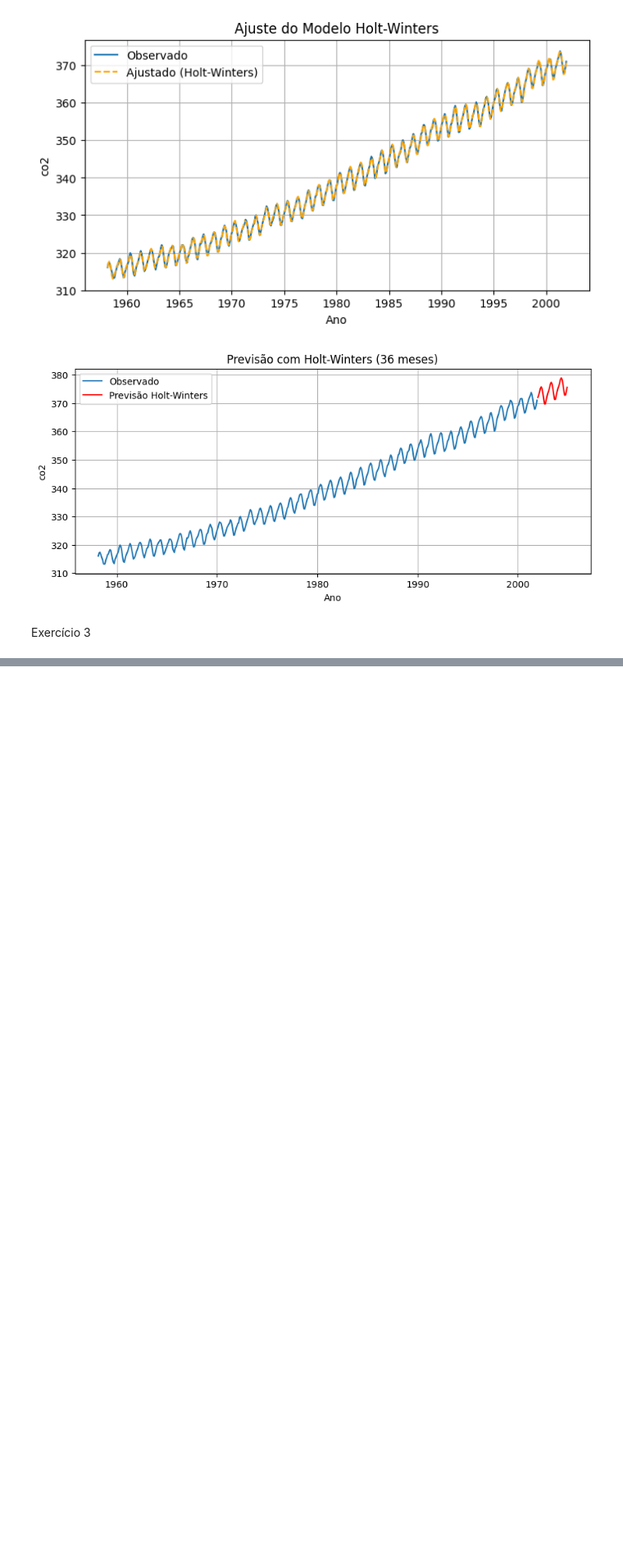
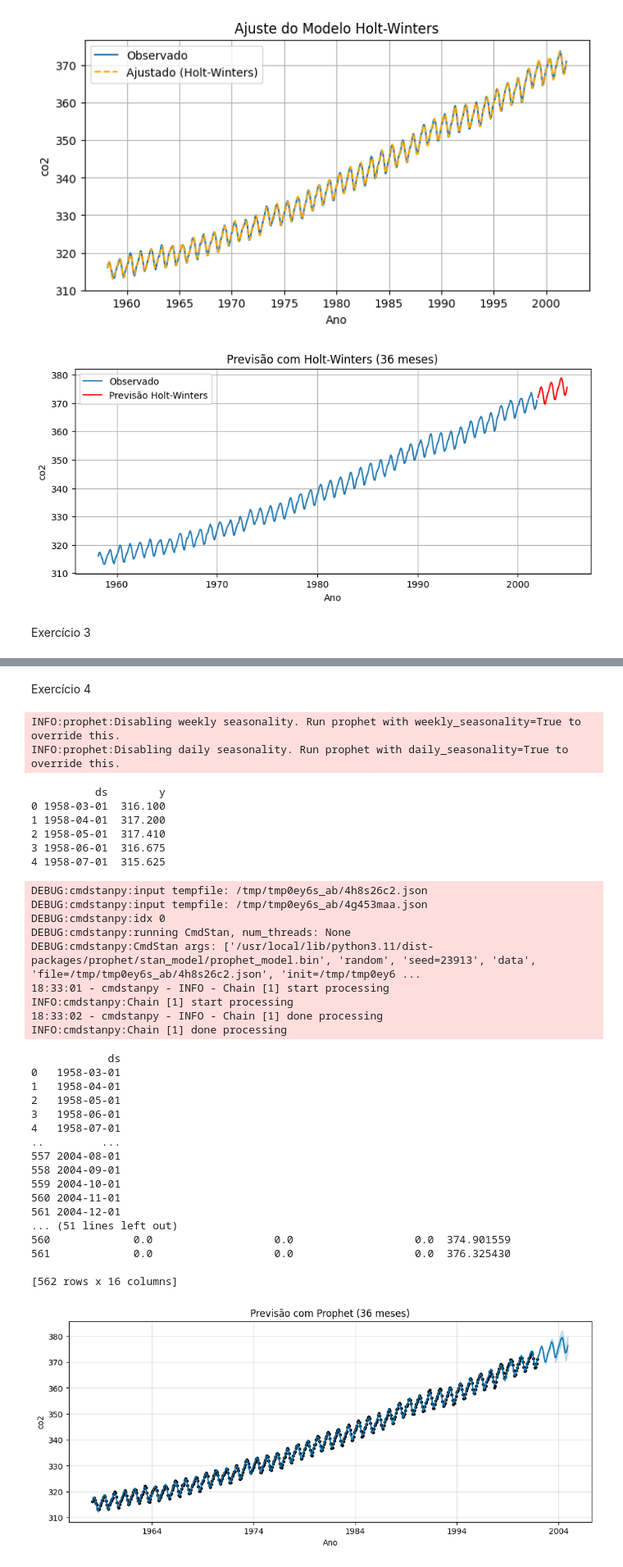
Before and after one commit to NathaliaOliveir/CEE2, a Jupyter notebook: 26_series_temporais.ipynb, the cells around one changed output, grey strips where cells are left out. Shown at 82% size. Saved outputs shown, nothing was run; the diff lists cells and outputs as text; code cells hidden in the pictures; blank space fills up the shorter version.

Commit message:
exercícios resolvidos

```diff
--- a/26_series_temporais.ipynb
+++ b/26_series_temporais.ipynb
@@ -848,0 +903,58 @@ NameError: name 'pm' is not defined
+# %% [markdown]
+Exercício 4
+# %%
+df_prophet = df["co2"].reset_index().rename(columns={'index': 'ds', 'co2': 'y'})
+print(df_prophet.head())
+
+modelo_prophet = Prophet(seasonality_mode='multiplicative', interval_width=0.95)  # ou 'additive' para séries sem crescimento proporcional
+modelo_prophet.fit(df_prophet)
+
+futuro = modelo_prophet.make_future_dataframe(periods=36, freq='MS')
+print(futuro)
+
+previsao = modelo_prophet.predict(futuro)
+print(previsao)
+
+fig = modelo_prophet.plot(previsao)
+fig.set_size_inches(10, 4)
+plt.title('Previsão com Prophet (36 meses)')
+plt.xlabel('Ano')
+plt.ylabel('co2')
+plt.grid(True)
+plt.show()
+# %% [output]
+INFO:prophet:Disabling weekly seasonality. Run prophet with weekly_seasonality=True to override this.
+INFO:prophet:Disabling daily seasonality. Run prophet with daily_seasonality=True to override this.
+          ds        y
+0 1958-03-01  316.100
+1 1958-04-01  317.200
+2 1958-05-01  317.410
+3 1958-06-01  316.675
+4 1958-07-01  315.625
+DEBUG:cmdstanpy:input tempfile: /tmp/tmp0ey6s_ab/4h8s26c2.json
+DEBUG:cmdstanpy:input tempfile: /tmp/tmp0ey6s_ab/4g453maa.json
+DEBUG:cmdstanpy:idx 0
+DEBUG:cmdstanpy:running CmdStan, num_threads: None
+DEBUG:cmdstanpy:CmdStan args: ['/usr/local/lib/python3.11/dist-packages/prophet/stan_model/prophet_model.bin', 'random', 'seed=23913', 'data', 'file=/tmp/tmp0ey6s_ab/4h8s26c2.json', 'init=/tmp/tmp0ey6 ...
+18:33:01 - cmdstanpy - INFO - Chain [1] start processing
+INFO:cmdstanpy:Chain [1] start processing
+18:33:02 - cmdstanpy - INFO - Chain [1] done processing
+INFO:cmdstanpy:Chain [1] done processing
+            ds
+0   1958-03-01
+1   1958-04-01
+2   1958-05-01
+3   1958-06-01
+4   1958-07-01
+..         ...
+557 2004-08-01
+558 2004-09-01
+559 2004-10-01
+560 2004-11-01
+561 2004-12-01
+... (51 lines left out)
+560             0.0                   0.0                   0.0  374.901559
+561             0.0                   0.0                   0.0  376.325430
+
+[562 rows x 16 columns]
+[figure, added]
```
Also changed, not shown: parts of 7 cells of this notebook.
